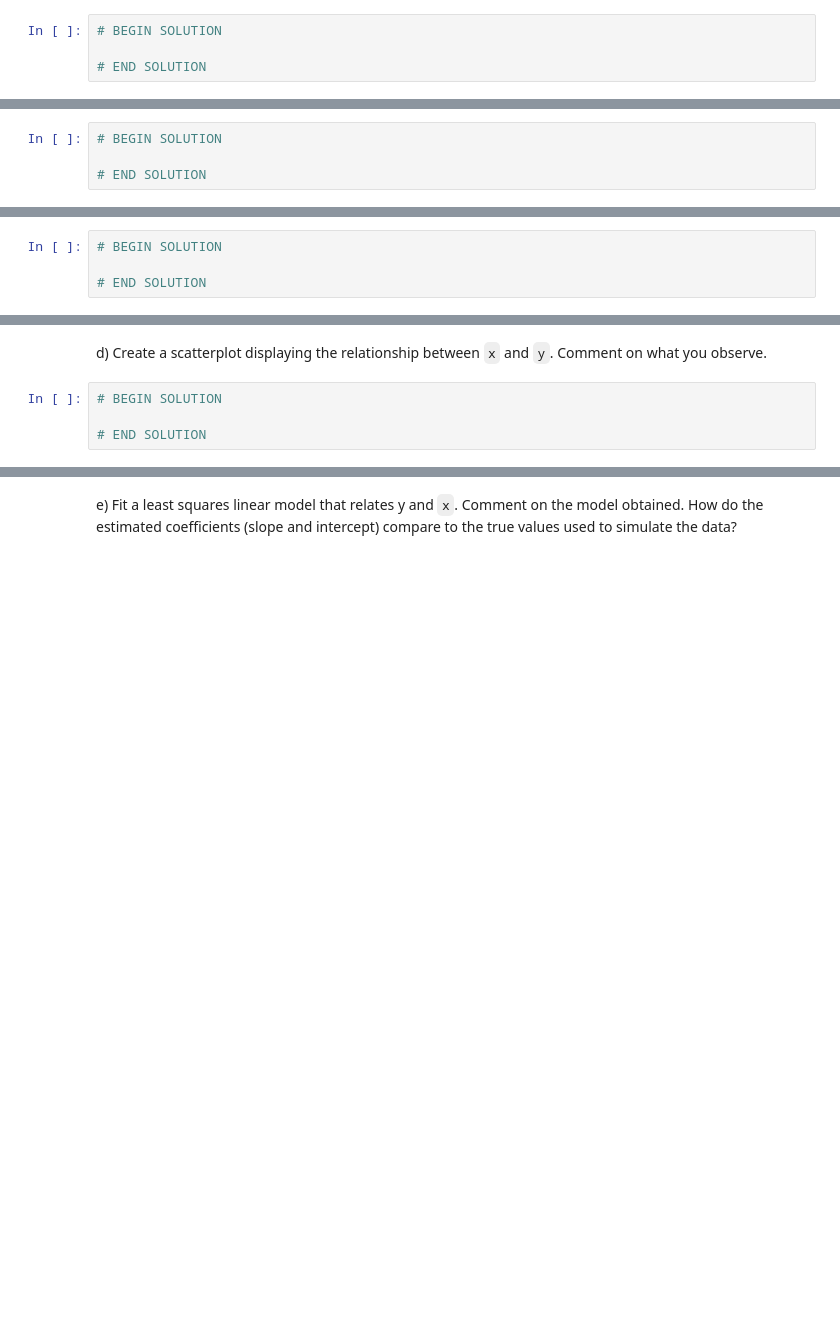
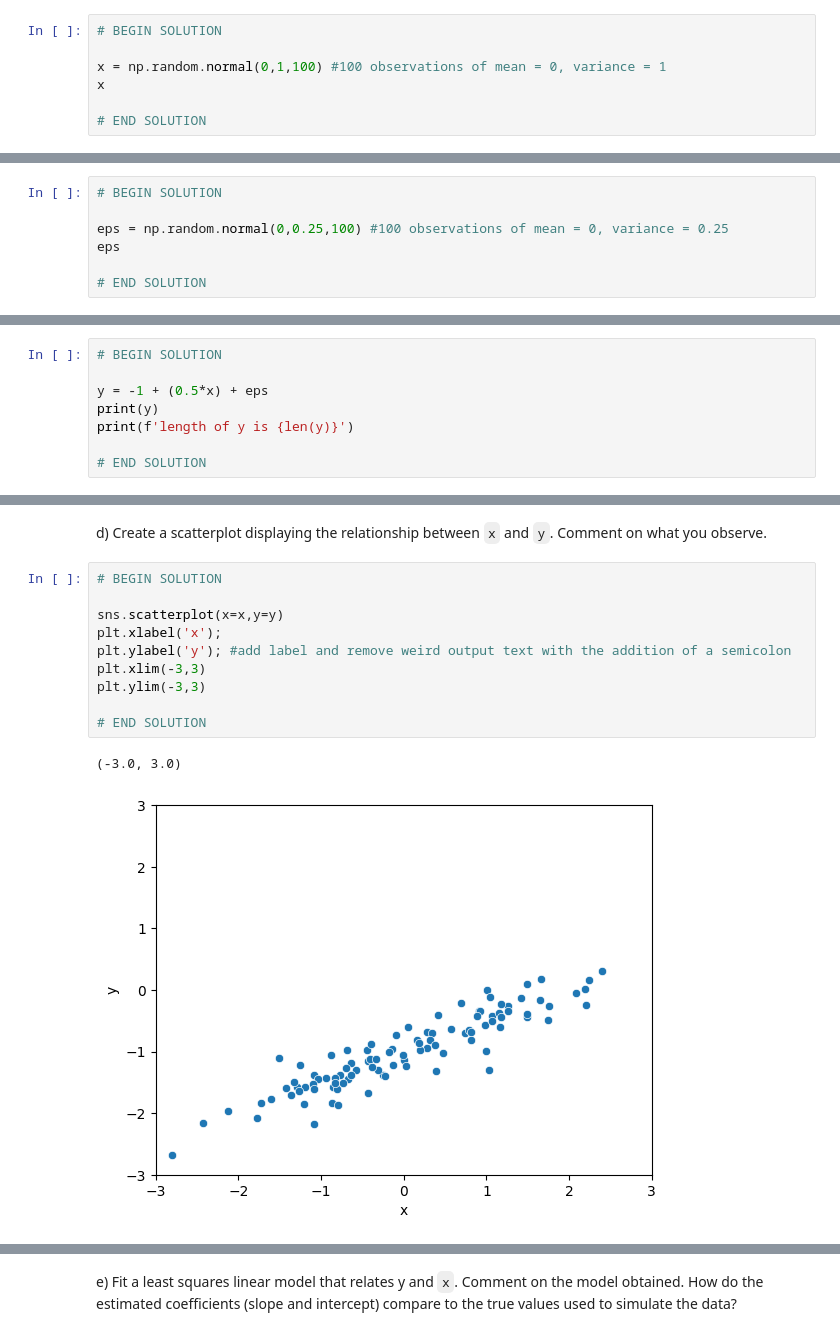
Before and after one commit to christian-ortmann/INFO521, a Jupyter notebook: ortmann_hw3_521.ipynb, the cells around one changed output, grey strips where cells are left out. Saved outputs shown, nothing was run; the diff lists cells and outputs as text; blank space fills up the shorter version.

```diff
--- a/ortmann_hw3_521.ipynb
+++ b/ortmann_hw3_521.ipynb
@@ -488,4 +521,7 @@ a) Create a vector, `x`, containing 100 observations drawn from a $N(0, 1)$ dist
 # %%
 # BEGIN SOLUTION
 
+x = np.random.normal(0,1,100) #100 observations of mean = 0, variance = 1
+x
+
 # END SOLUTION
@@ -494,4 +551,7 @@ b) Create a vector, `eps`, containing 100 observations drawn from a $N(0, 0.25)$
 # %%
 # BEGIN SOLUTION
 
+eps = np.random.normal(0,0.25,100) #100 observations of mean = 0, variance = 0.25
+eps
+
 # END SOLUTION
@@ -500,4 +581,8 @@ c) Using `x` and `eps`, generate a vector `y` according to the model $Y = -1 + 0
 # %%
 # BEGIN SOLUTION
 
+y = -1 + (0.5*x) + eps
+print(y)
+print(f'length of y is {len(y)}')
+
 # END SOLUTION
@@ -506,5 +612,14 @@ d) Create a scatterplot displaying the relationship between `x` and `y`. Comment
 # %%
 # BEGIN SOLUTION
 
+sns.scatterplot(x=x,y=y)
+plt.xlabel('x');
+plt.ylabel('y'); #add label and remove weird output text with the addition of a semicolon
+plt.xlim(-3,3)
+plt.ylim(-3,3)
+
 # END SOLUTION
+# %% [output]
+(-3.0, 3.0)
+[figure, added]
 # %% [markdown]
```
Also changed, not shown: parts of 23 cells of this notebook.
